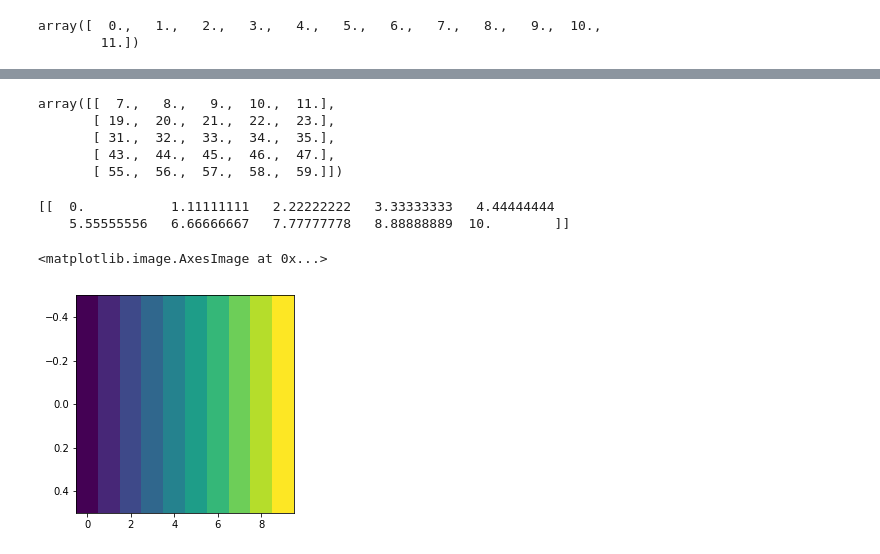
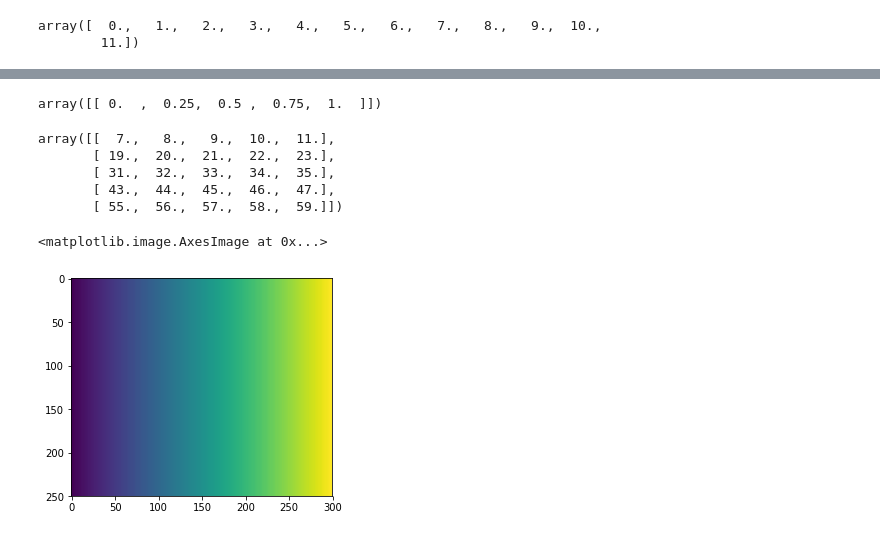
Before and after one commit to MitchelOsb1/numpy, a Jupyter notebook: Array.ipynb, the cells around one changed output, grey strips where cells are left out. Cells and saved outputs as stored; diff of their text form; code cells hidden in the pictures.

```diff
--- a/Array.ipynb
+++ b/Array.ipynb
@@ -37,3 +33,7 @@ array([[ 0.        ,  0.33333333,  0.66666667,  1.        ]])
+# %%
+n_size(5)
+# %% [output]
+array([[ 0.  ,  0.25,  0.5 ,  0.75,  1.  ]])
 # %%
 def extract(n):
     x = np.arange(0, 120, dtype=np.float).reshape(10, 12)
@@ -49,16 +49,12 @@ array([[  7.,   8.,   9.,  10.,  11.],
        [ 55.,  56.,  57.,  58.,  59.]])
 # %%
 def matplot(m, n):
-    tmp = n_size(m)
-    color = tmp *  n
-    print(color)
-    return(plt.imshow(color, aspect=n))
+    x = np.full((m, n), n_size(n))
+    return(plt.imshow(x))
-# %%
-matplot(10, 10)
-# %% [output]
-[[  0.           1.11111111   2.22222222   3.33333333   4.44444444
-    5.55555556   6.66666667   7.77777778   8.88888889  10.        ]]
-<matplotlib.image.AxesImage at 0x...>
-[figure, removed]
+# %%
+matplot(250, 300)
+# %% [output]
+<matplotlib.image.AxesImage at 0x...>
+[figure, added]
 # %%
 def img(m, n):
```
Also changed, not shown: parts of 7 cells of this notebook, 1 other file.
